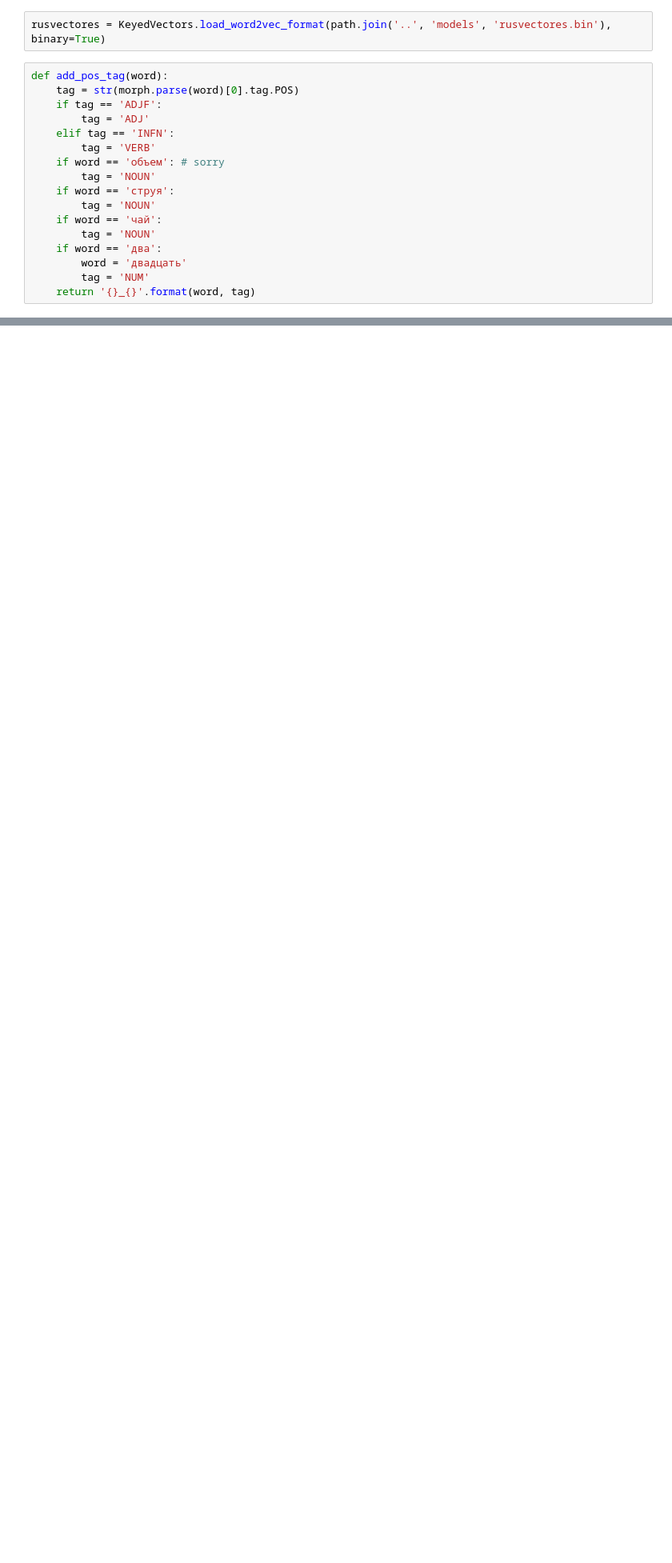
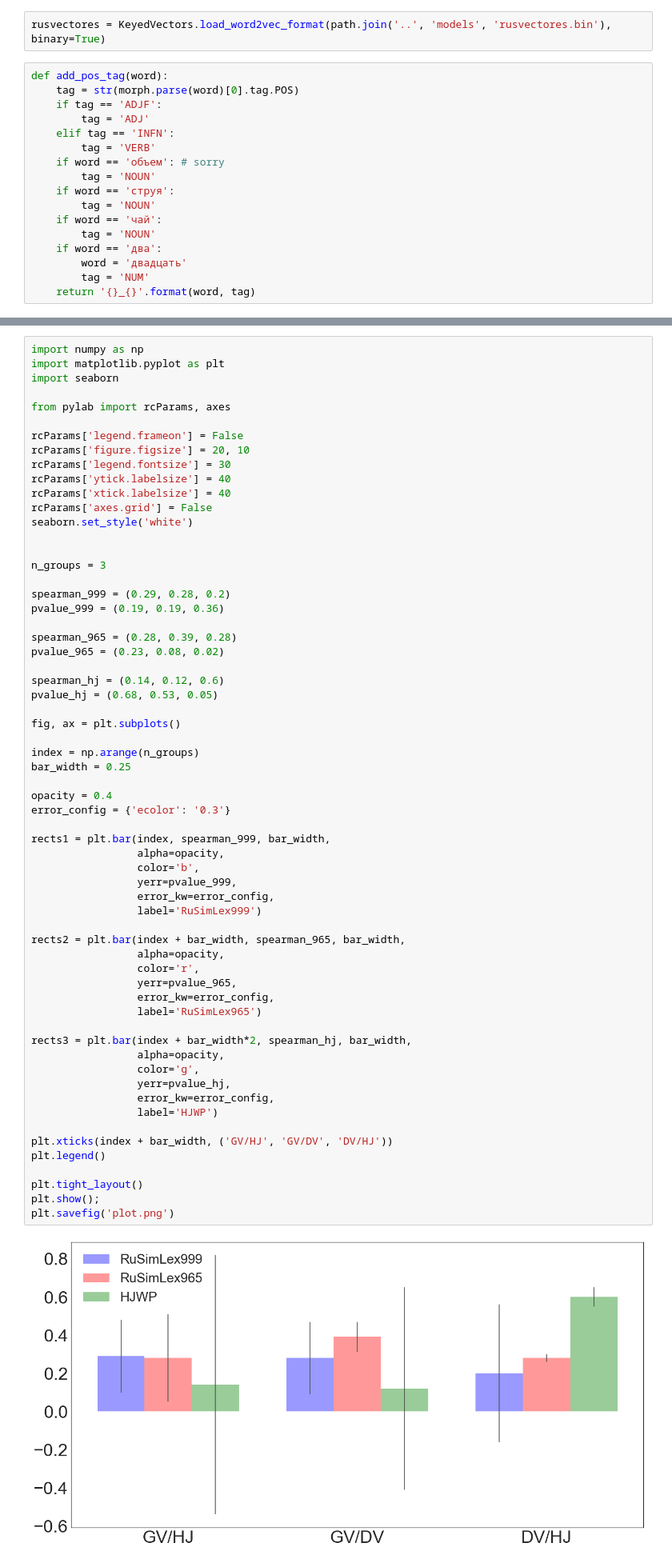
Before and after one commit to bakarov/eyetracking-semantics, a Jupyter notebook: for_ainl17.ipynb, the cells around one changed output, grey strips where cells are left out. Shown at 80% size. Drawn from its saved outputs; the diff is of its cells as text; blank space fills up the shorter version.

Commit message:
Add plot with results

```diff
--- a/for_ainl17.ipynb
+++ b/for_ainl17.ipynb
@@ -170,0 +144,64 @@ Correlation With word2Vec: SpearmanrResult(correlation=0.042244537314265196, pva
+# %%
+import numpy as np
+import matplotlib.pyplot as plt
+import seaborn
+
+from pylab import rcParams, axes
+
+rcParams['legend.frameon'] = False
+rcParams['figure.figsize'] = 20, 10
+rcParams['legend.fontsize'] = 30
+rcParams['ytick.labelsize'] = 40
+rcParams['xtick.labelsize'] = 40
+rcParams['axes.grid'] = False
+seaborn.set_style('white')
+
+
+n_groups = 3
+
+spearman_999 = (0.29, 0.28, 0.2)
+pvalue_999 = (0.19, 0.19, 0.36)
+
+spearman_965 = (0.28, 0.39, 0.28)
+pvalue_965 = (0.23, 0.08, 0.02)
+
+spearman_hj = (0.14, 0.12, 0.6)
+pvalue_hj = (0.68, 0.53, 0.05)
+
+fig, ax = plt.subplots()
+
+index = np.arange(n_groups)
+bar_width = 0.25
+
+opacity = 0.4
+error_config = {'ecolor': '0.3'}
+
+rects1 = plt.bar(index, spearman_999, bar_width,
+                 alpha=opacity,
+                 color='b',
+                 yerr=pvalue_999,
+                 error_kw=error_config,
+                 label='RuSimLex999')
+
+rects2 = plt.bar(index + bar_width, spearman_965, bar_width,
+                 alpha=opacity,
+                 color='r',
+                 yerr=pvalue_965,
+                 error_kw=error_config,
+                 label='RuSimLex965')
+
+rects3 = plt.bar(index + bar_width*2, spearman_hj, bar_width,
+                 alpha=opacity,
+                 color='g',
+                 yerr=pvalue_hj,
+                 error_kw=error_config,
+                 label='HJWP')
+
+plt.xticks(index + bar_width, ('GV/HJ', 'GV/DV', 'DV/HJ'))
+plt.legend()
+
+plt.tight_layout()
+plt.show();
+plt.savefig('plot.png')
+# %% [output]
+[figure, added]
```
Also changed, not shown: parts of 5 cells of this notebook.
